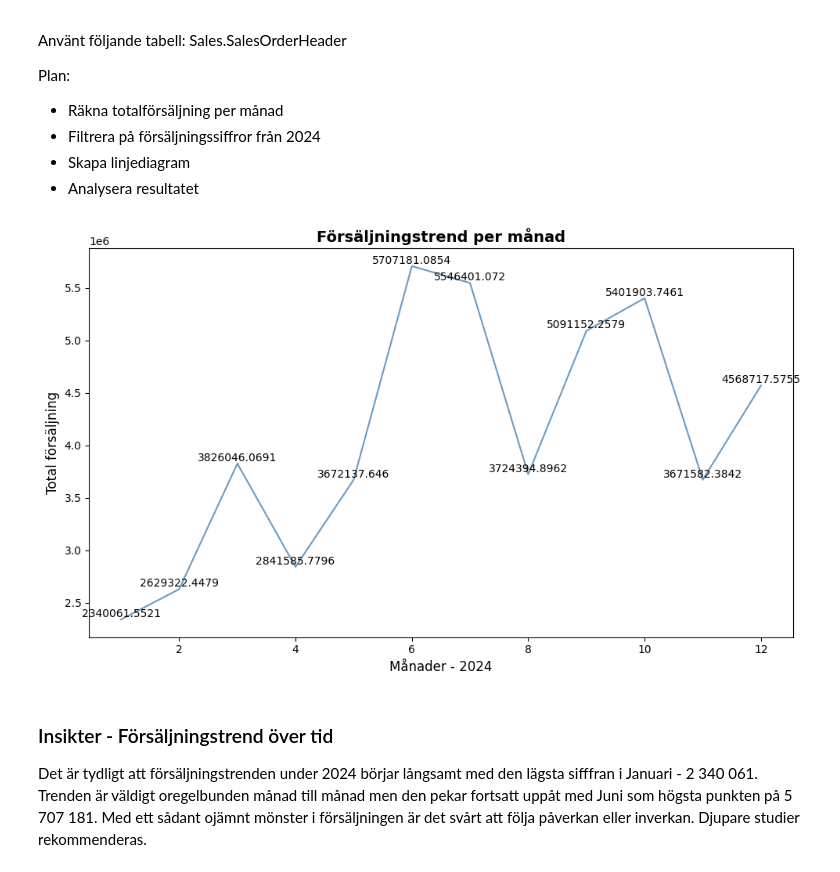
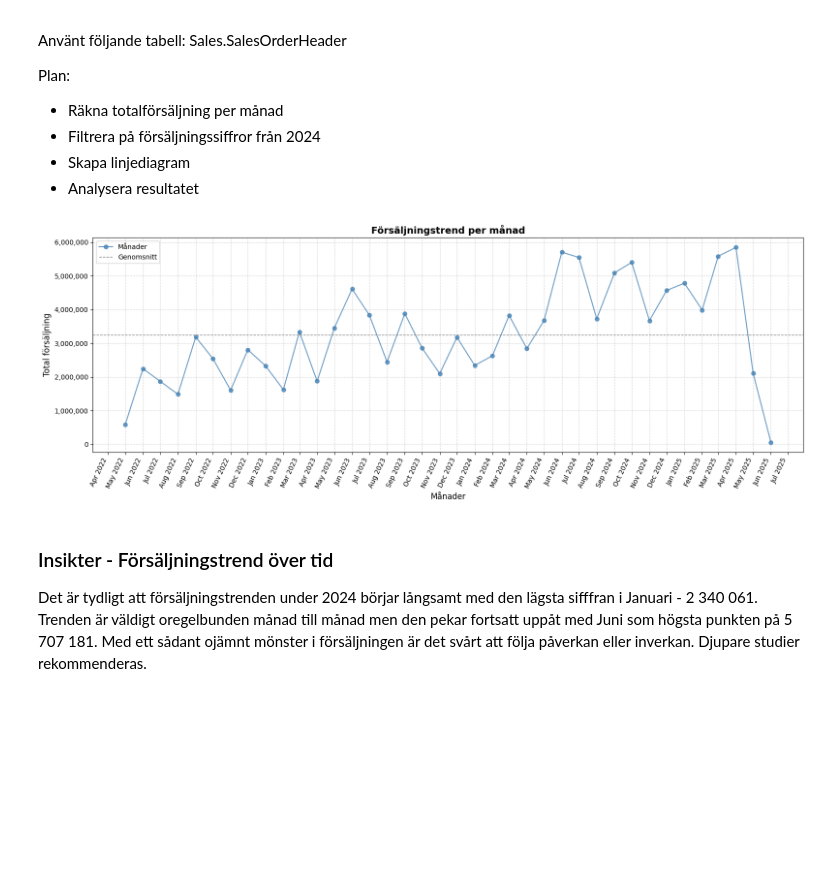
Before and after one commit to emanuelssonlinnea-rgb/SQL_Examinerande_Uppgift, a Jupyter notebook: notebooks/analys.ipynb, the cells around one changed output. Cells and saved outputs as stored; diff of their text form; code cells hidden in the pictures; blank space fills up the shorter version.

Commit message:
started on VG assignment

```diff
--- a/notebooks/analys.ipynb
+++ b/notebooks/analys.ipynb
@@ -179,36 +181,38 @@ Plan:
 # %%
 query_vis3 = """
 SELECT
-    MONTH(OrderDate) AS Month,
+    CAST(FORMAT(OrderDate, 'yyyy-MM-01')AS date) AS MonthStart,
     SUM(TotalDue) AS TotalSales
 FROM Sales.SalesOrderHeader soh
-WHERE DATEPART(year, OrderDate) = 2024
-GROUP BY MONTH(OrderDate)
-ORDER BY MONTH(OrderDate) ASC;
+GROUP BY FORMAT(OrderDate, 'yyyy-MM-01')
+ORDER BY MonthStart ASC;
 """
 df_vis3 = query_df(query_vis3)
 
 
-fig, ax = plt.subplots(figsize=(10,6))
+fig, ax = plt.subplots(figsize=(16,6))
 
-line, = ax.plot(df_vis3['Month'], df_vis3['TotalSales'], color= 'steelblue', alpha=0.8)
+ax.plot(df_vis3['MonthStart'], df_vis3['TotalSales'], marker='o', linestyle='-', color= 'steelblue', alpha=0.8, label= 'Månader')
 
-for x,y in zip(line.get_xdata(), line.get_ydata()):
-    ax.text(
-        x,y,
-        f'{y}',
-        ha='center',
-        va='bottom'
-    )
+ax.xaxis.set_major_locator(mdates.MonthLocator(interval=1))
+ax.xaxis.set_major_formatter(mdates.DateFormatter('%b %Y'))
+fig.autofmt_xdate(rotation=65)
 
-ax.set_xlabel('Månader - 2024', fontsize=12)
+ax.yaxis.set_major_formatter(ticker.FuncFormatter(lambda x, p: f'{int(x):,}'))
+
+ax.grid(True, linestyle='--', alpha=0.5)
+ax.set_xlabel('Månader', fontsize=12)
 ax.set_ylabel('Total försäljning', fontsize=12)
 ax.set_title('Försäljningstrend per månad', fontsize=14, fontweight = 'bold')
 
+avg_sales = df_vis3['TotalSales'].mean()
+ax.axhline(avg_sales, color='gray', linestyle='--', linewidth=1, label='Genomsnitt')
+ax.legend()
+
 plt.tight_layout()
 plt.show()
 # %% [output]
-[figure, old version]
+[figure, new version]
 # %% [markdown]
 ### Insikter - Försäljningstrend över tid
 Det är tydligt att försäljningstrenden under 2024 börjar långsamt med den lägsta sifffran i Januari - 2 340 061. Trenden är väldigt oregelbunden månad till månad men den pekar fortsatt uppåt med Juni som högsta punkten på 5 707 181.
```
Also changed, not shown: parts of 5 cells of this notebook, 1 other file.
